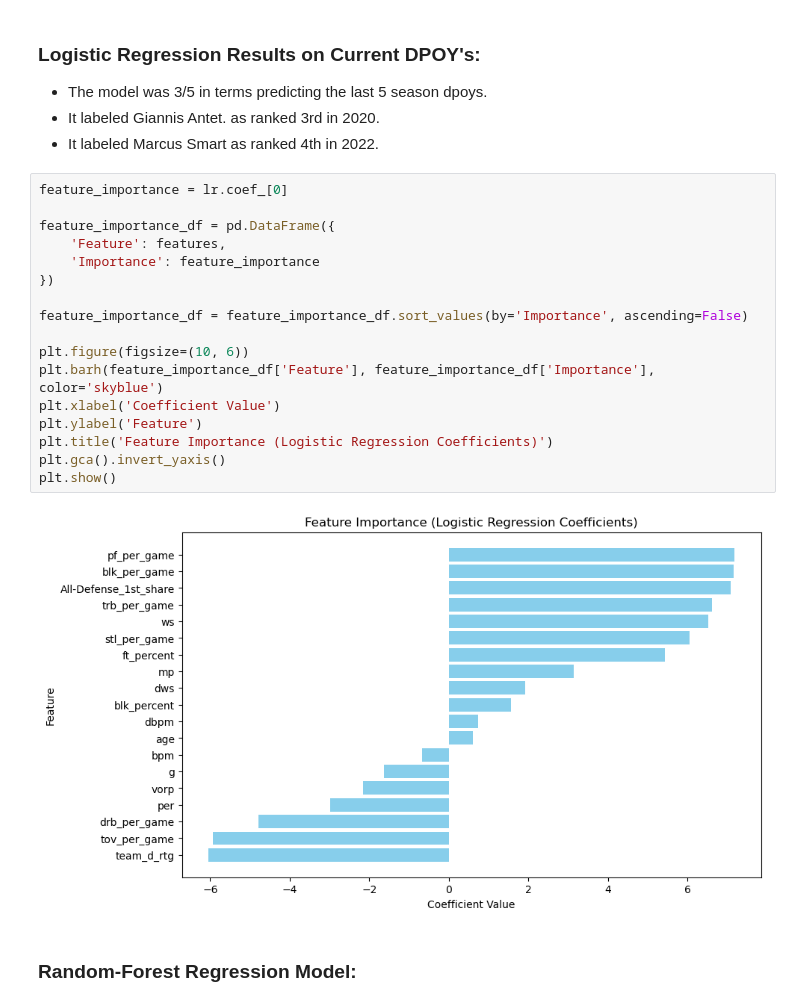
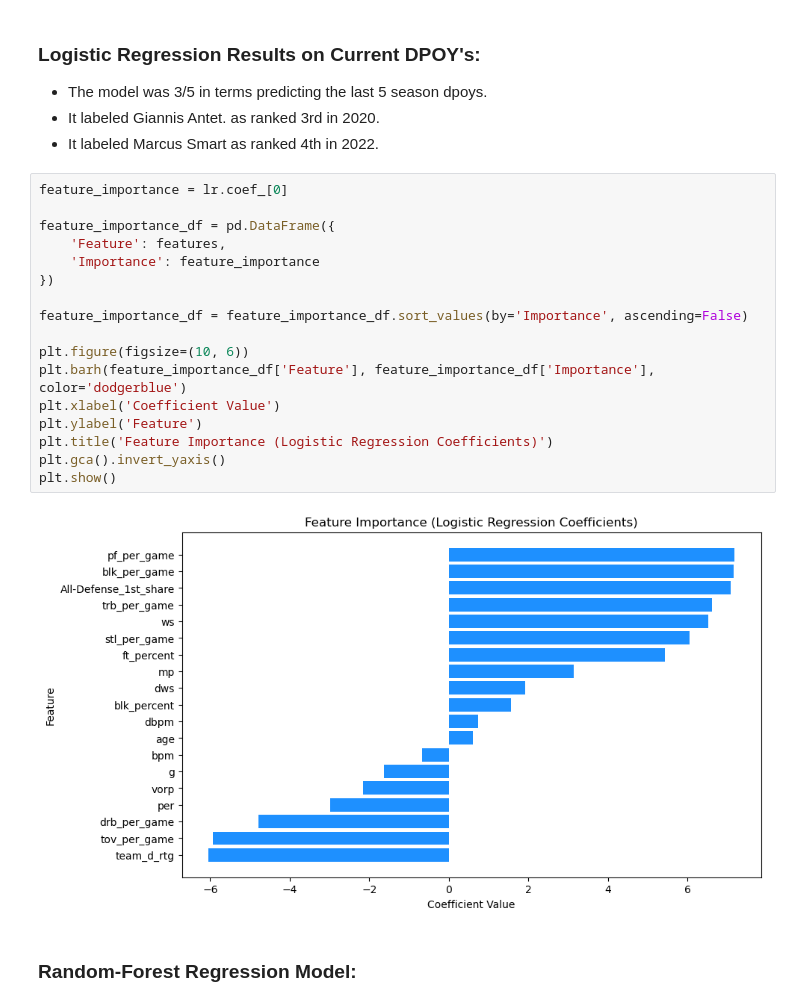
Before and after one commit to allenjake440/NBA_Missing_DPOY, a Jupyter notebook: missing_dpoy_project.ipynb, the cells around one changed output. Saved outputs shown, nothing was run; the diff lists cells and outputs as text.

```diff
--- a/missing_dpoy_project.ipynb
+++ b/missing_dpoy_project.ipynb
@@ -618,22 +630,22 @@ Season 2020: Hit-Rate: 0.9924385633270322
 # %%
 feature_importance = lr.coef_[0]
 
 feature_importance_df = pd.DataFrame({
     'Feature': features,
     'Importance': feature_importance
 })
 
 feature_importance_df = feature_importance_df.sort_values(by='Importance', ascending=False)
 
 plt.figure(figsize=(10, 6))
-plt.barh(feature_importance_df['Feature'], feature_importance_df['Importance'], color='skyblue')
+plt.barh(feature_importance_df['Feature'], feature_importance_df['Importance'], color='dodgerblue')
 plt.xlabel('Coefficient Value')
 plt.ylabel('Feature')
 plt.title('Feature Importance (Logistic Regression Coefficients)')
 plt.gca().invert_yaxis()
 plt.show()
 # %% [output]
-[figure, old version]
+[figure, new version]
 # %% [markdown]
 ### Random-Forest Regression Model:
 # %%
```
Also changed, not shown: parts of 17 cells of this notebook.
